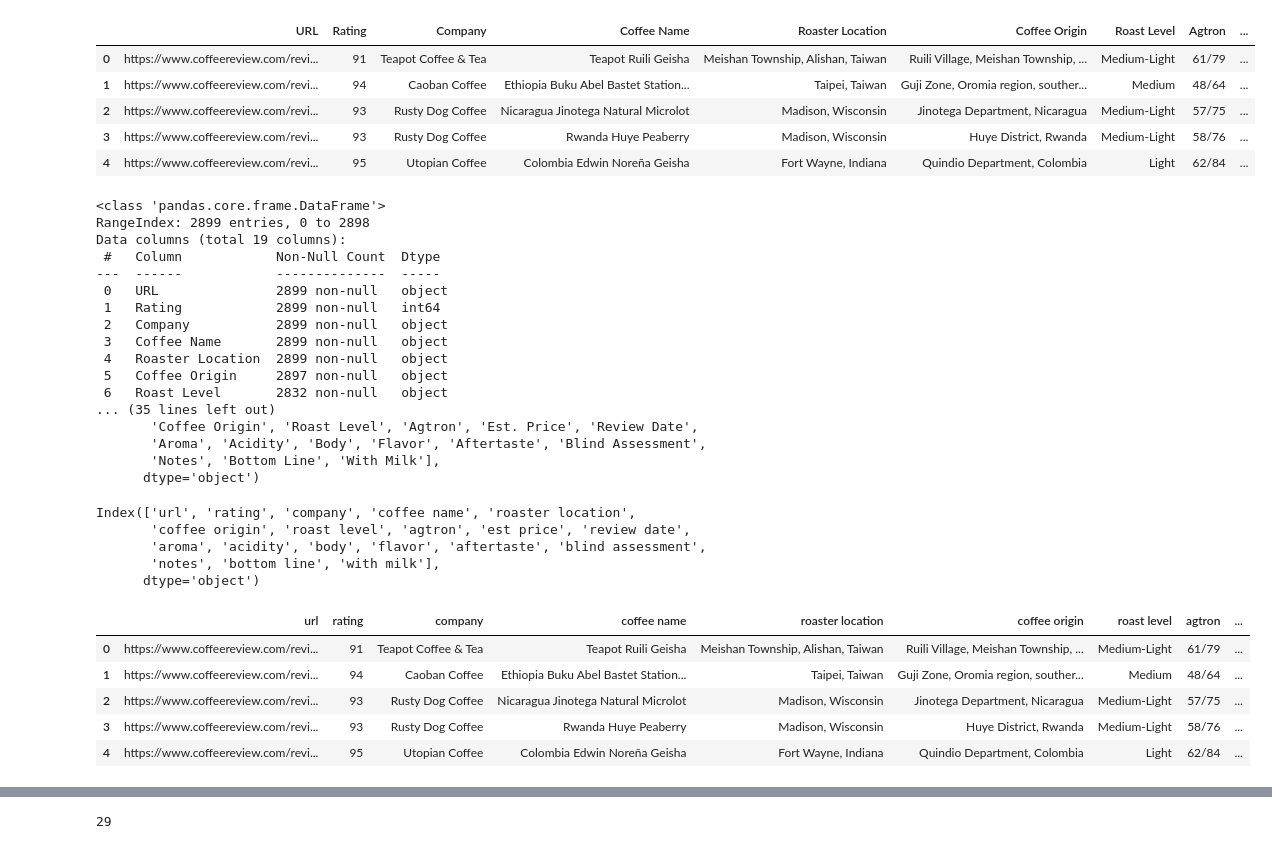
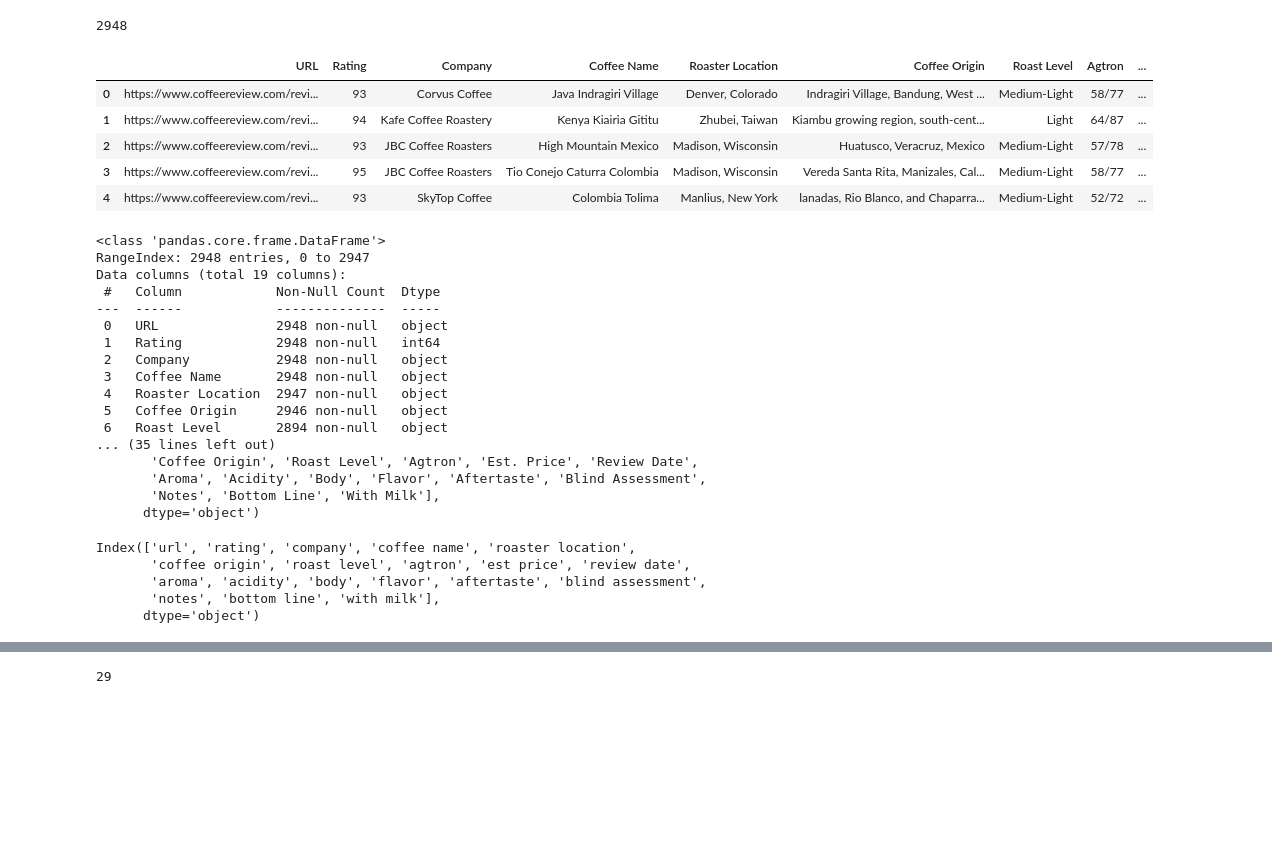
Before and after one commit to jaycob-melton/coffee-rating, a Jupyter notebook: notebooks/eda.ipynb, the cells around one changed output, grey strips where cells are left out. Drawn from its saved outputs; the diff is of its cells as text; code cells hidden in the pictures; blank space fills up the shorter version.

```diff
--- a/eda.ipynb
+++ b/notebooks/eda.ipynb
@@ -5,32 +5,34 @@ import missingno as msn
 import matplotlib.pyplot as plt
 import seaborn as sns
 # %%
-df = pd.read_csv('all_coffee_reviews.csv')
+df = pd.read_csv('reviews_to_2020.csv')
+print(len(df))
 df.head()
 # %% [output]
+2948
 |  | URL | Rating | Company | Coffee Name | Roaster Location | Coffee Origin | Roast Level | Agtron | ... |
-| 0 | https://www.coffeereview.com/revi... | 91 | Teapot Coffee & Tea | Teapot Ruili Geisha | Meishan Township, Alishan, Taiwan | Ruili Village, Meishan Township, ... | Medium-Light | 61/79 | ... |
-| 1 | https://www.coffeereview.com/revi... | 94 | Caoban Coffee | Ethiopia Buku Abel Bastet Station... | Taipei, Taiwan | Guji Zone, Oromia region, souther... | Medium | 48/64 | ... |
-| 2 | https://www.coffeereview.com/revi... | 93 | Rusty Dog Coffee | Nicaragua Jinotega Natural Microlot | Madison, Wisconsin | Jinotega Department, Nicaragua | Medium-Light | 57/75 | ... |
-| 3 | https://www.coffeereview.com/revi... | 93 | Rusty Dog Coffee | Rwanda Huye Peaberry | Madison, Wisconsin | Huye District, Rwanda | Medium-Light | 58/76 | ... |
-| 4 | https://www.coffeereview.com/revi... | 95 | Utopian Coffee | Colombia Edwin Noreña Geisha | Fort Wayne, Indiana | Quindio Department, Colombia | Light | 62/84 | ... |
+| 0 | https://www.coffeereview.com/revi... | 93 | Corvus Coffee | Java Indragiri Village | Denver, Colorado | Indragiri Village, Bandung, West ... | Medium-Light | 58/77 | ... |
+| 1 | https://www.coffeereview.com/revi... | 94 | Kafe Coffee Roastery | Kenya Kiairia Gititu | Zhubei, Taiwan | Kiambu growing region, south-cent... | Light | 64/87 | ... |
+| 2 | https://www.coffeereview.com/revi... | 93 | JBC Coffee Roasters | High Mountain Mexico | Madison, Wisconsin | Huatusco, Veracruz, Mexico | Medium-Light | 57/78 | ... |
+| 3 | https://www.coffeereview.com/revi... | 95 | JBC Coffee Roasters | Tio Conejo Caturra Colombia | Madison, Wisconsin | Vereda Santa Rita, Manizales, Cal... | Medium-Light | 58/77 | ... |
+| 4 | https://www.coffeereview.com/revi... | 93 | SkyTop Coffee | Colombia Tolima | Manlius, New York | lanadas, Rio Blanco, and Chaparra... | Medium-Light | 52/72 | ... |
 # %%
 print(df.info())
 print(df.describe())
 print(df.columns)
 # %% [output]
 <class 'pandas.core.frame.DataFrame'>
-RangeIndex: 2899 entries, 0 to 2898
+RangeIndex: 2948 entries, 0 to 2947
 Data columns (total 19 columns):
  #   Column            Non-Null Count  Dtype
 ---  ------            --------------  -----
- 0   URL               2899 non-null   object
- 1   Rating            2899 non-null   int64
- 2   Company           2899 non-null   object
- 3   Coffee Name       2899 non-null   object
- 4   Roaster Location  2899 non-null   object
- 5   Coffee Origin     2897 non-null   object
- 6   Roast Level       2832 non-null   object
+ 0   URL               2948 non-null   object
+ 1   Rating            2948 non-null   int64
+ 2   Company           2948 non-null   object
+ 3   Coffee Name       2948 non-null   object
+ 4   Roaster Location  2947 non-null   object
+ 5   Coffee Origin     2946 non-null   object
+ 6   Roast Level       2894 non-null   object
 ... (35 lines left out)
        'Coffee Origin', 'Roast Level', 'Agtron', 'Est. Price', 'Review Date',
        'Aroma', 'Acidity', 'Body', 'Flavor', 'Aftertaste', 'Blind Assessment',
@@ -46,16 +48,6 @@ Index(['url', 'rating', 'company', 'coffee name', 'roaster location',
        'aroma', 'acidity', 'body', 'flavor', 'aftertaste', 'blind assessment',
        'notes', 'bottom line', 'with milk'],
       dtype='object')
-# %%
-df = df.drop(["bottom line"], axis=1)
-df.head()
-# %% [output]
-|  | url | rating | company | coffee name | roaster location | coffee origin | roast level | agtron | ... |
-| 0 | https://www.coffeereview.com/revi... | 91 | Teapot Coffee & Tea | Teapot Ruili Geisha | Meishan Township, Alishan, Taiwan | Ruili Village, Meishan Township, ... | Medium-Light | 61/79 | ... |
-| 1 | https://www.coffeereview.com/revi... | 94 | Caoban Coffee | Ethiopia Buku Abel Bastet Station... | Taipei, Taiwan | Guji Zone, Oromia region, souther... | Medium | 48/64 | ... |
-| 2 | https://www.coffeereview.com/revi... | 93 | Rusty Dog Coffee | Nicaragua Jinotega Natural Microlot | Madison, Wisconsin | Jinotega Department, Nicaragua | Medium-Light | 57/75 | ... |
-| 3 | https://www.coffeereview.com/revi... | 93 | Rusty Dog Coffee | Rwanda Huye Peaberry | Madison, Wisconsin | Huye District, Rwanda | Medium-Light | 58/76 | ... |
-| 4 | https://www.coffeereview.com/revi... | 95 | Utopian Coffee | Colombia Edwin Noreña Geisha | Fort Wayne, Indiana | Quindio Department, Colombia | Light | 62/84 | ... |
 # %%
 # let's first clean up the agtron
 df[["agtron_1", "agtron_2"]] = df["agtron"].str.split("/", expand=True)
```
Also changed, not shown: parts of 15 cells of this notebook, 23 other files.
